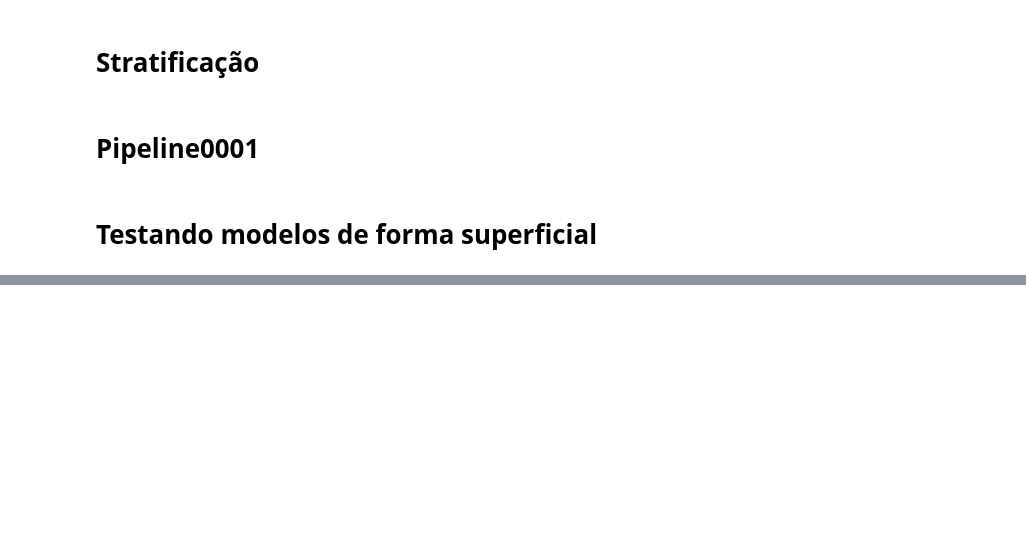
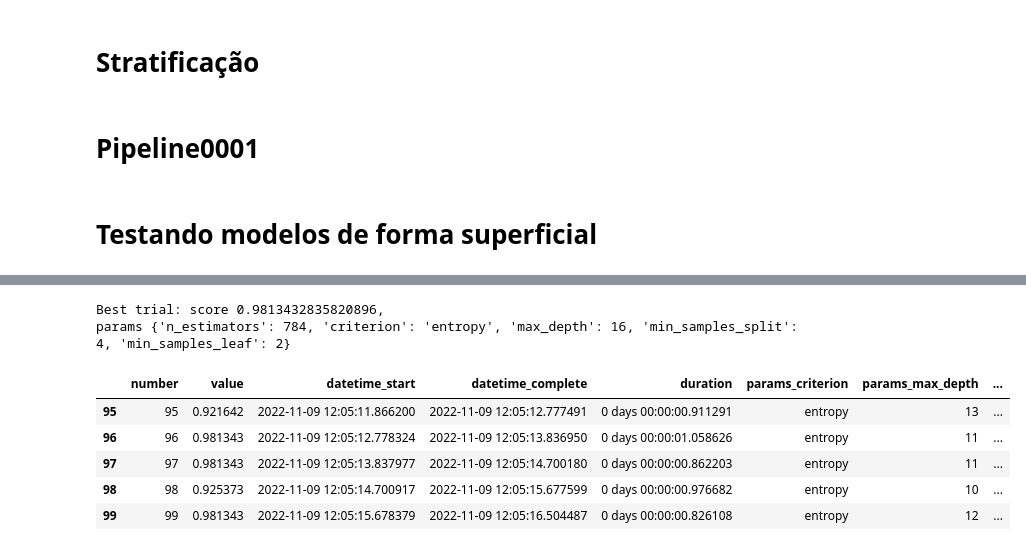
Before and after one commit to Vigrel/ML-project, a Jupyter notebook: ml-project/notebooks/wine_quality0001.ipynb, the cells around one changed output, grey strips where cells are left out. Drawn from its saved outputs; the diff is of its cells as text; code cells hidden in the pictures; blank space fills up the shorter version.

```diff
--- a/ml-project/notebooks/wine_quality0001.ipynb
+++ b/ml-project/notebooks/wine_quality0001.ipynb
@@ -132,0 +157,34 @@ confusion_matrix(Y_train_np, rf_clf_pred,),  accuracy_score(Y_train_np, rf_clf_p
+# %%
+def objective(trial):
+    param = {
+        "n_estimators": trial.suggest_int("n_estimators", 10, 1000),
+        "criterion": trial.suggest_categorical("criterion", ['gini', 'entropy']),
+        "max_depth": trial.suggest_int("max_depth", 2, 30),
+        "min_samples_split": trial.suggest_int("min_samples_split", 2, 10),
+        "min_samples_leaf": trial.suggest_int("min_samples_leaf", 2, 10)
+    }
+
+    rf = RandomForestClassifier(**param)
+
+    rf.fit(X_train_pp, Y_train_np)
+
+    preds = rf.predict(X_train_pp)
+    pred_labels = np.rint(preds)
+    accuracy = accuracy_score(Y_train_np, pred_labels)
+    return accuracy
+
+
+if __name__ == "__main__":
+    study = optuna.create_study(direction="maximize")
+    study.optimize(objective, n_trials=100, timeout=600)
+
+    print("Number of finished trials: {}".format(len(study.trials)))
+
+    print("Best trial:")
+    trial = study.best_trial
+
+    print("  Value: {}".format(trial.value))
+
+    print("  Params: ")
+    for key, value in trial.params.items():
+        print("    {}: {}".format(key, value))
@@ -132,0 +218,13 @@ confusion_matrix(Y_train_np, rf_clf_pred,),  accuracy_score(Y_train_np, rf_clf_p
+# %%
+print('Best trial: score {},\nparams {}'.format(study.best_trial.value,study.best_trial.params))
+hist = study.trials_dataframe()
+hist.tail(5)
+# %% [output]
+Best trial: score 0.9813432835820896,
+params {'n_estimators': 784, 'criterion': 'entropy', 'max_depth': 16, 'min_samples_split': 4, 'min_samples_leaf': 2}
+|  | number | value | datetime_start | datetime_complete | duration | params_criterion | params_max_depth | ... |
+| 95 | 95 | 0.921642 | 2022-11-09 12:05:11.866200 | 2022-11-09 12:05:12.777491 | 0 days 00:00:00.911291 | entropy | 13 | ... |
+| 96 | 96 | 0.981343 | 2022-11-09 12:05:12.778324 | 2022-11-09 12:05:13.836950 | 0 days 00:00:01.058626 | entropy | 11 | ... |
+| 97 | 97 | 0.981343 | 2022-11-09 12:05:13.837977 | 2022-11-09 12:05:14.700180 | 0 days 00:00:00.862203 | entropy | 11 | ... |
+| 98 | 98 | 0.925373 | 2022-11-09 12:05:14.700917 | 2022-11-09 12:05:15.677599 | 0 days 00:00:00.976682 | entropy | 10 | ... |
+| 99 | 99 | 0.981343 | 2022-11-09 12:05:15.678379 | 2022-11-09 12:05:16.504487 | 0 days 00:00:00.826108 | entropy | 12 | ... |
```
Also changed, not shown: parts of 22 cells of this notebook.
